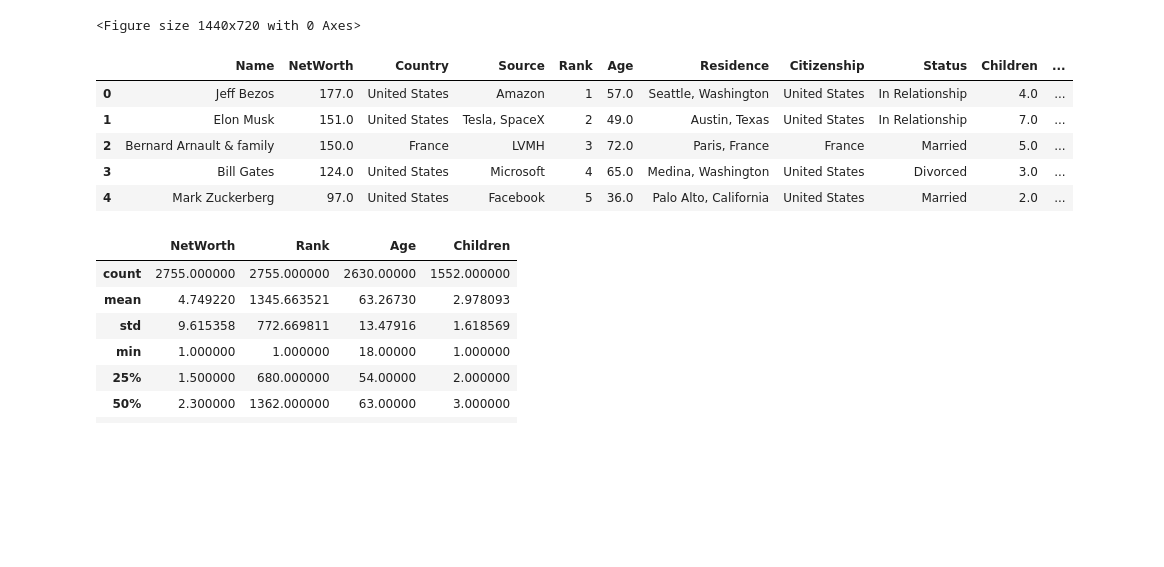
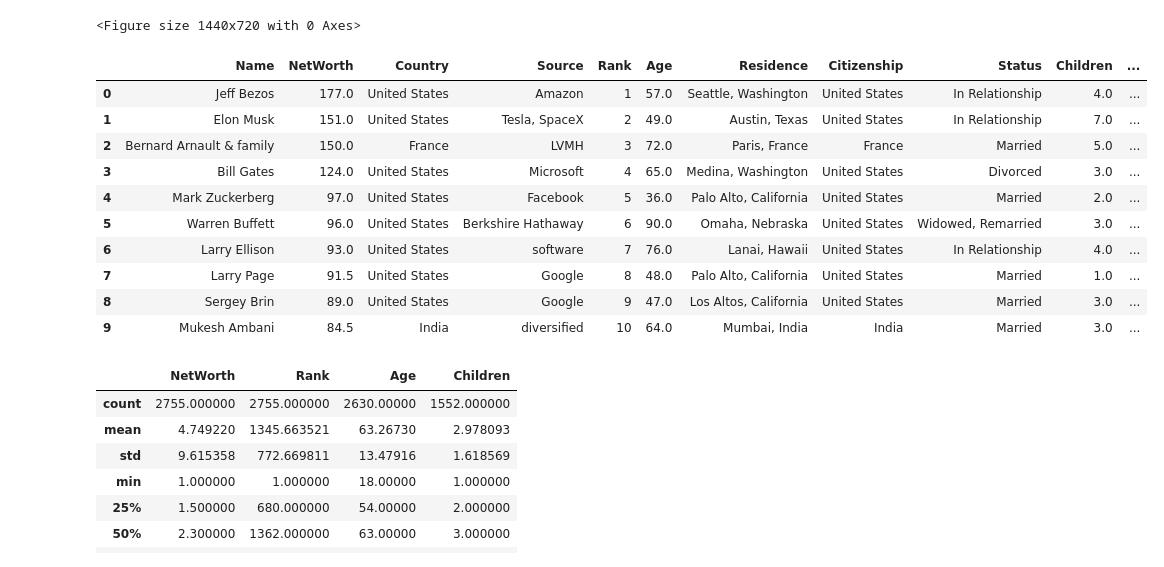
Before and after one commit to hariPrasadCoder/Analysis-of-Forbes-Billionaires, a Jupyter notebook: Forbes_Billionaires.ipynb, the cells around one changed output. Saved outputs shown, nothing was run; the diff lists cells and outputs as text; code cells hidden in the pictures; blank space fills up the shorter version.

```diff
--- a/Forbes_Billionaires.ipynb
+++ b/Forbes_Billionaires.ipynb
@@ -14,14 +14,19 @@ plt.figure(figsize=(20,10))
 <Figure size 1440x720 with 0 Axes>
 # %%
 df = pd.read_csv('forbes_billionaires.csv')
-df.head()
+df.head(10)
 # %% [output]
 |  | Name | NetWorth | Country | Source | Rank | Age | Residence | Citizenship | Status | Children | ... |
 | 0 | Jeff Bezos | 177.0 | United States | Amazon | 1 | 57.0 | Seattle, Washington | United States | In Relationship | 4.0 | ... |
 | 1 | Elon Musk | 151.0 | United States | Tesla, SpaceX | 2 | 49.0 | Austin, Texas | United States | In Relationship | 7.0 | ... |
 | 2 | Bernard Arnault & family | 150.0 | France | LVMH | 3 | 72.0 | Paris, France | France | Married | 5.0 | ... |
 | 3 | Bill Gates | 124.0 | United States | Microsoft | 4 | 65.0 | Medina, Washington | United States | Divorced | 3.0 | ... |
 | 4 | Mark Zuckerberg | 97.0 | United States | Facebook | 5 | 36.0 | Palo Alto, California | United States | Married | 2.0 | ... |
+| 5 | Warren Buffett | 96.0 | United States | Berkshire Hathaway | 6 | 90.0 | Omaha, Nebraska | United States | Widowed, Remarried | 3.0 | ... |
+| 6 | Larry Ellison | 93.0 | United States | software | 7 | 76.0 | Lanai, Hawaii | United States | In Relationship | 4.0 | ... |
+| 7 | Larry Page | 91.5 | United States | Google | 8 | 48.0 | Palo Alto, California | United States | Married | 1.0 | ... |
+| 8 | Sergey Brin | 89.0 | United States | Google | 9 | 47.0 | Los Altos, California | United States | Married | 3.0 | ... |
+| 9 | Mukesh Ambani | 84.5 | India | diversified | 10 | 64.0 | Mumbai, India | India | Married | 3.0 | ... |
 # %%
 df.describe()
 # %% [output]
```
